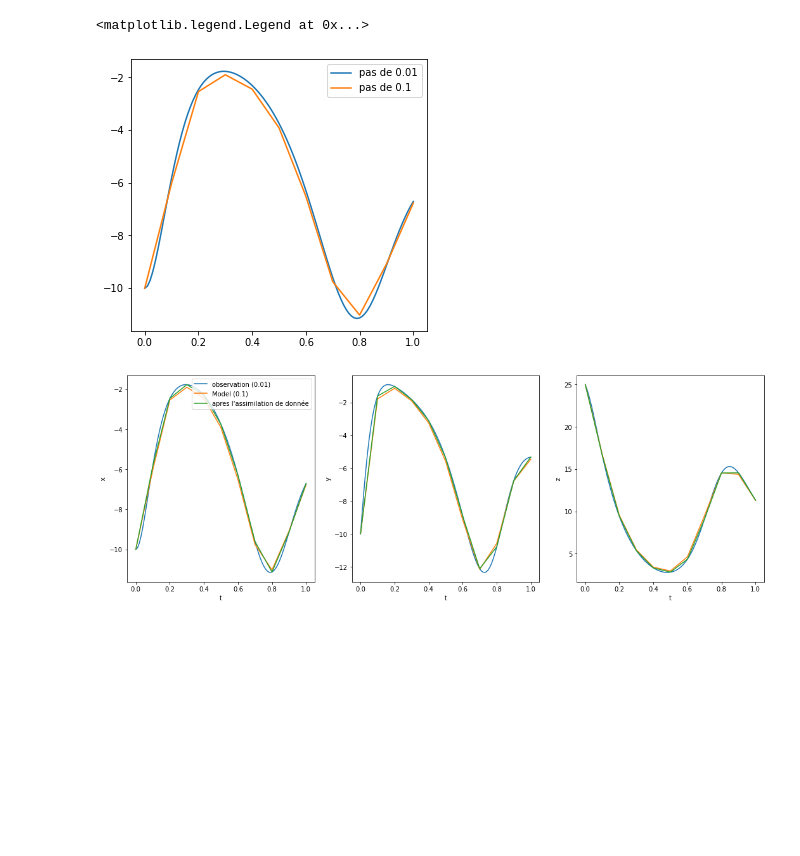
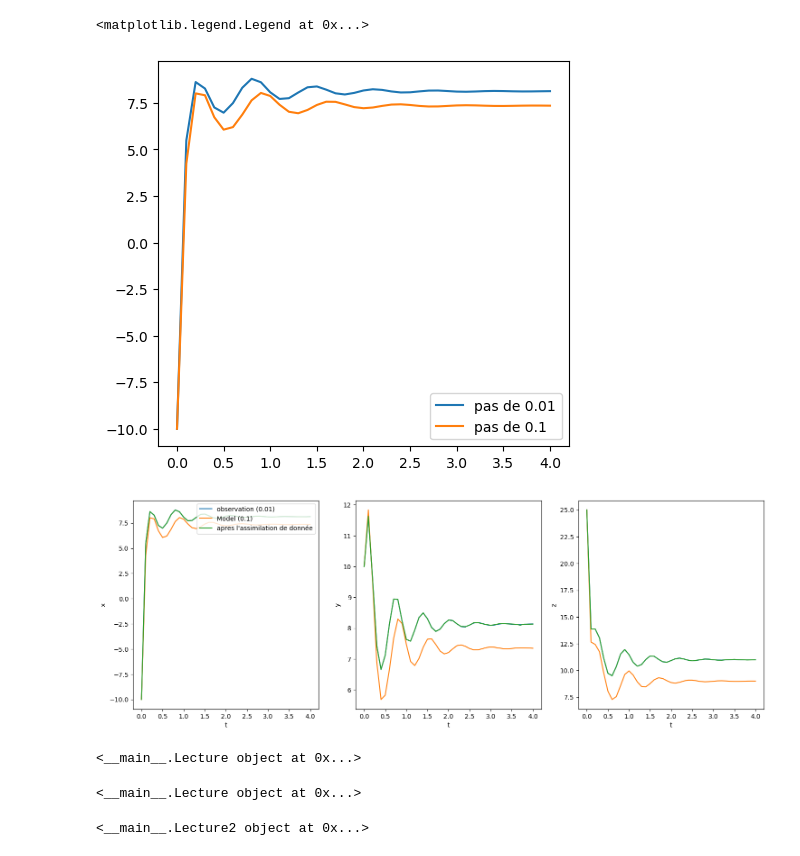
Before and after one commit to master-csmi/2022-m1-lorenz, a Jupyter notebook: examples/cpp/enkf/Resultat_cpp.ipynb, the cells around one changed output. Saved outputs shown, nothing was run; the diff lists cells and outputs as text; code cells hidden in the pictures; blank space fills up the shorter version.

```diff
--- a/examples/cpp/enkf/Resultat_cpp.ipynb
+++ b/examples/cpp/enkf/Resultat_cpp.ipynb
@@ -264,15 +243,16 @@ def assimilation_donnée2(x,read_sensor,P,Q,R,T,dimz,dt,N,nb_echantillon,hx,fx,
         tab_temps.append(t)
     return(np.array(tab_etat),np.array(tab_temps),np.array(tab_cov))
 # %%
-γ=(12.,6.,12.) #(σ,b,r)
-X0=(-10.,-10.,25.) #(x0,y0,z0)
-T=1
-N=int(T/0.01)
+γ1=(12.,6.,12.) #(σ,b,r)
+γ2=(10.,6.,10.) #(σ,b,r)
+X0=(-10.,10.,25.) #(x0,y0,z0)
+T=4
+N=int(T/0.1)
 # %%
-lorenz1=RK4_Lorenz(γ,X0,N,T)
+lorenz1=RK4_Lorenz(γ1,X0,N,T)
 # %%
 N=int(T/0.1)
 # %%
-lorenz2=RK4_Lorenz(γ,X0,N,T)
+lorenz2=RK4_Lorenz(γ2,X0,N,T)
 print(lorenz2)
 # %% [output]
@@ -291,50 +281,62 @@ ax1.plot(lorenz2[3],lorenz2[0],label="pas de 0.1")
 ax1.legend()
 # %% [output]
 <matplotlib.legend.Legend at 0x...>
-[figure, old version]
+[figure, new version]
 # %%
 
 γ=(12.,6.,12.)  #(σ,b,r)
-N=10
-T=1
+N=1
+T=4
 
-x = np.array([-10.,-10.,25.])#(x0,y0,z0)
-dt= N*0.01
+x = np.array([-10.,10.,25.])#(x0,y0,z0)
+dt= N*0.1
 P = np.eye(3) * 2.
 # %%
 def fx(x,t, dt,γ):
     def f(t_n,X_n,γ):
         (x,y,z)=X_n
         f_1 = γ[0]*(y-x)
         f_2 = x*(γ[2]-z)-y
         f_3 = x*y-γ[1]*z
         return np.array([f_1,f_2,f_3])
     K1=f(t, x,γ)
     K2=f(t+dt/2., x + 1./2. * K1 * dt,γ)
     K3=f(t+dt/2., x + 1./2. * K2 * dt,γ)
     K4=f(t+dt, x+ K3 * dt,γ)
     X_next=x+ dt/6.* (K1+2.*K2+2.*K3+K4)
     return X_next
 
 def hx_ex(x):
    return x
 
 P=np.eye(3)*0.1
 Q=np.eye(3)*0.1
 R= np.eye(3)*0.001
-dt= N*0.01
+dt= N*0.1
 
 def read_sensor_ex(index):
     return np.array([lorenz1[0][index],lorenz1[1][index],lorenz1[2][index]])
 
 tab_model,tab_temps_model,tab_cov_model=assimilation_donnée2(x,read_sensor_ex,P,Q,R,T,3,dt,N,20,hx_ex,fx,γ)
 plot(lorenz1,lorenz2,tab_temps_model,tab_model)
 # %% [output]
-[figure, old version]
+[figure, new version]
 # %%
 Lorenz1=Lecture("plotlorenz1.csv")
 Lorenz2=Lecture("plotlorenz2.csv")
 Lorenz3=Lecture2("plotetat.csv")
+# %%
+print(Lorenz1)
+# %% [output]
+<__main__.Lecture object at 0x...>
+# %%
+print(Lorenz2)
+# %% [output]
+<__main__.Lecture object at 0x...>
+# %%
+print(Lorenz3)
+# %% [output]
+<__main__.Lecture2 object at 0x...>
 # %%
 lorenz1=(np.array(Lorenz1.tab_lorenz_x),np.array(Lorenz1.tab_lorenz_y),np.array(Lorenz1.tab_lorenz_z),np.array(Lorenz1.tab_temps))
 lorenz2=(np.array(Lorenz2.tab_lorenz_x),np.array(Lorenz2.tab_lorenz_y),np.array(Lorenz2.tab_lorenz_z),np.array(Lorenz2.tab_temps))
```
Also changed, not shown: parts of 6 cells of this notebook, 1 other file.
